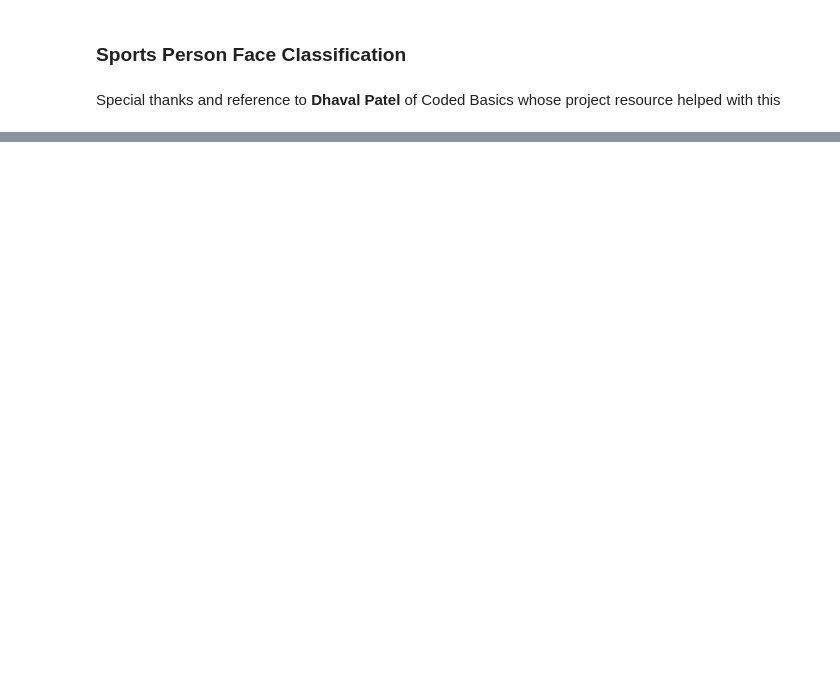
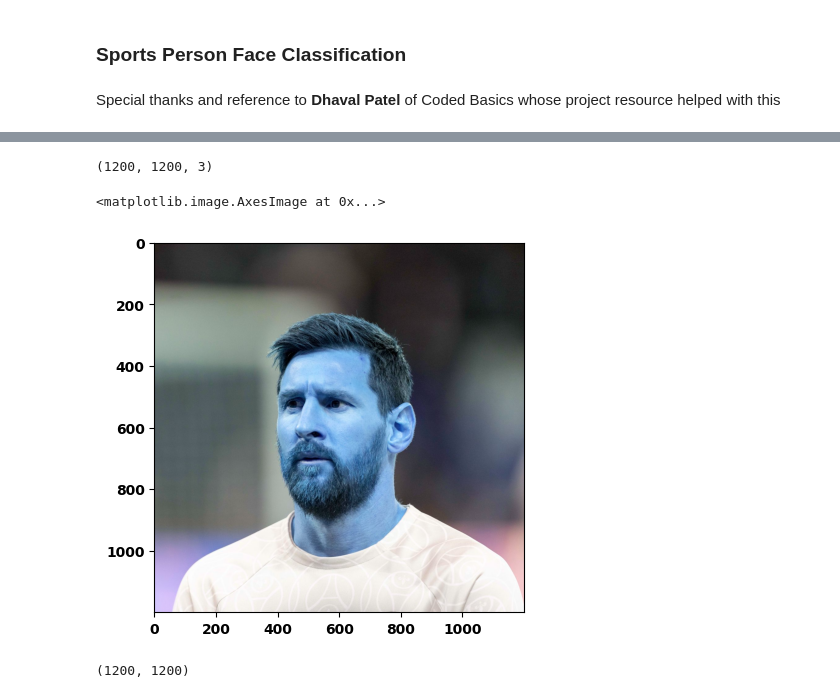
Before and after one commit to monsterdevgit/Sport-Person-Classification, a Jupyter notebook: Model/Sport Person Classifier Model.ipynb, the cells around one changed output, grey strips where cells are left out. Saved outputs shown, nothing was run; the diff lists cells and outputs as text; code cells hidden in the pictures; blank space fills up the shorter version.

```diff
--- a/Model/Sport Person Classifier Model.ipynb
+++ b/Model/Sport Person Classifier Model.ipynb
@@ -13,0 +24,4 @@ In image classification there are different attribute that can be used as featur
+# %%
+#creating a variable to store the test image
+img = cv2.imread('C://Windows//System32//Sport_Person_Classifier//Model//test2.jpg')
+img  #returns a NumPy array that represents the image data in the form of a matrix
@@ -13,0 +46,14 @@ In image classification there are different attribute that can be used as featur
+# %%
+img.shape   #returns the dimension and number of colour channels
+# %% [output]
+(1200, 1200, 3)
+# %%
+plt.imshow(img)
+# %% [output]
+<matplotlib.image.AxesImage at 0x...>
+[figure, added]
+# %%
+gray = cv2.cvtColor(img, cv2.COLOR_BGR2GRAY)  #converts img to another color space in this case gray
+gray.shape  #returns only dimension since it only contains one colour channel
+# %% [output]
+(1200, 1200)
```
Also changed, not shown: parts of 56 cells of this notebook.
